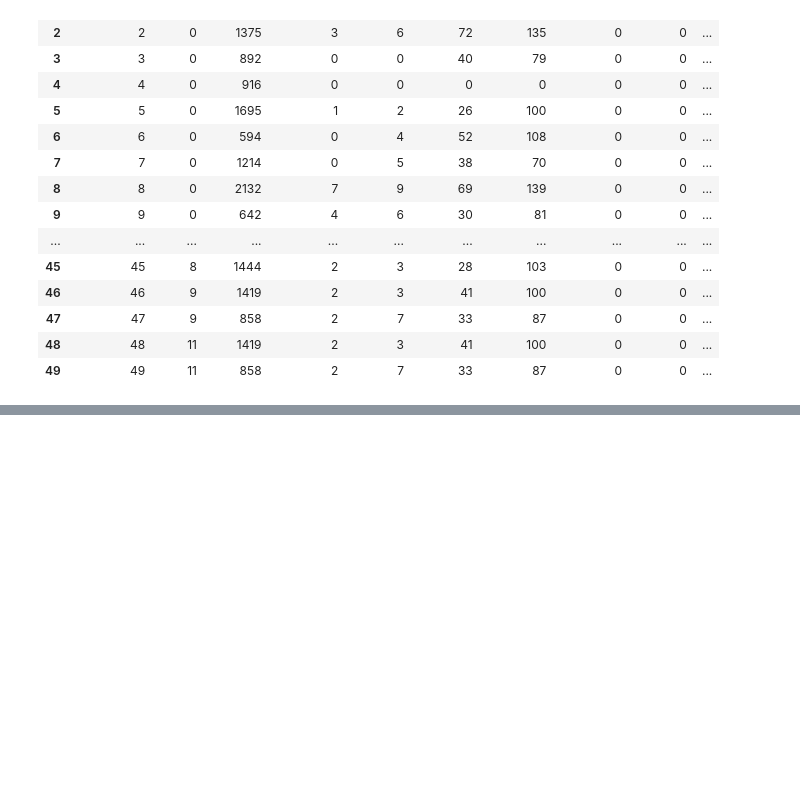
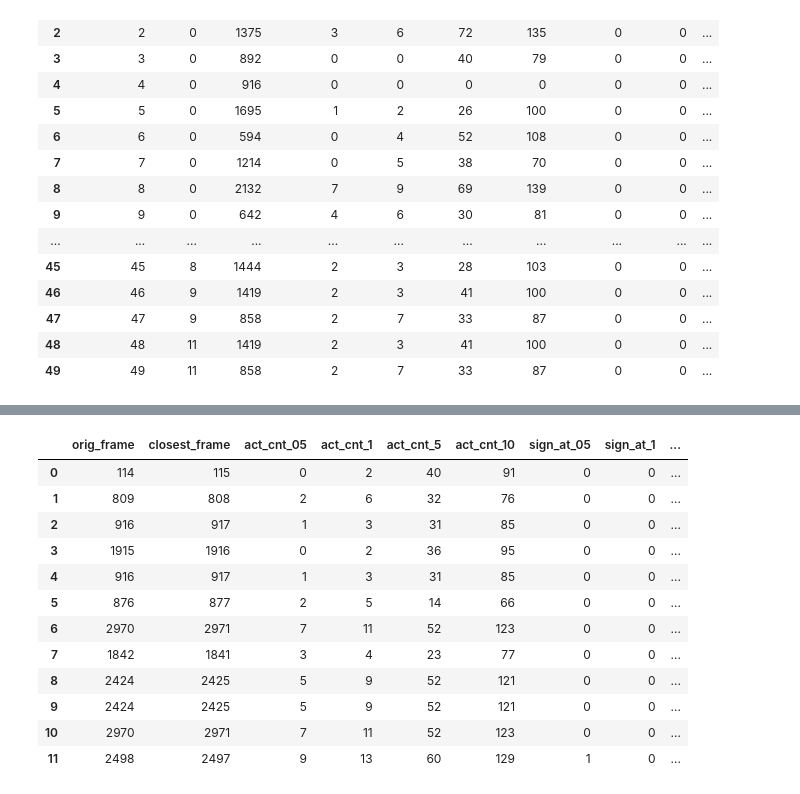
Before and after one commit to KavrakiLab/EnGens, a Jupyter notebook: baudry-data-scripts/analyze_representatives/gean_results/query_sql.ipynb, the cells around one changed output, grey strips where cells are left out. Cells and saved outputs as stored; diff of their text form; code cells hidden in the pictures; blank space fills up the shorter version.

```diff
--- a/baudry-data-scripts/analyze_representatives/gean_results/query_sql.ipynb
+++ b/baudry-data-scripts/analyze_representatives/gean_results/query_sql.ipynb
@@ -299,0 +343,66 @@ ens_frames
+# %%
+closest_mappings = pd.read_csv("missing_closest_found.csv")
+# %%
+num_actives = []
+pdb_ids = []
+
+for elem in closest_mappings.iterrows():
+    print("-------")
+    print("Frame: ")
+    print(elem[1]["closest_frame"])
+    traj_ind = elem[1]["closest_frame"]
+    pdb_num = frame_map[frame_map["traj_ind"]==traj_ind]["file_index"].iloc[0]
+    print("PDB id: ")
+    print(pdb_num)
+    res = get_actives_num(pdb_num, mydb)
+    print(res)
+    num_actives.append(res)
+    pdb_ids.append(pdb_num)
+
+
+# frames with all zeros - missing frames from our data
+def all_thr_zero(row):
+    for key, value in row.items():
+        if value[0]!= 0: return False
+    return True
+
+list_nums = {"05":[],
+            "1":[],
+            "5":[],
+            "10":[]
+            }
+
+for i, elem in enumerate(num_actives):
+    if all_thr_zero(elem):
+        print("All zero for PDB id: "+str(pdb_ids[i]))
+    for key, value in list_nums.items():
+        list_nums[key].append(elem[key][0])
+
+for key, value in list_nums.items():
+    closest_mappings["act_cnt_"+key] = value
+
+
+# check for significance
+upper_iqt = {"05":9,
+            "1":17,
+            "5":59,
+            "10":107}
+sign_frame_at = {"05":[],
+                "1":[],
+                "5":[],
+                "10":[]
+                }
+for row in closest_mappings.iterrows():
+    for key, value in upper_iqt.items():
+        act_cnt = "act_cnt_"+key
+        cnt = row[1][act_cnt]
+        if cnt >= value:
+            sign_frame_at[key].append(1)
+        else:
+            sign_frame_at[key].append(0)
+
+for key, value in sign_frame_at.items():
+    closest_mappings["sign_at_"+key] = value
+
+closest_mappings
+# %% [output]
@@ -299,0 +426,13 @@ ens_frames
+|  | orig_frame | closest_frame | act_cnt_05 | act_cnt_1 | act_cnt_5 | act_cnt_10 | sign_at_05 | sign_at_1 | ... |
+| 0 | 114 | 115 | 0 | 2 | 40 | 91 | 0 | 0 | ... |
+| 1 | 809 | 808 | 2 | 6 | 32 | 76 | 0 | 0 | ... |
+| 2 | 916 | 917 | 1 | 3 | 31 | 85 | 0 | 0 | ... |
+| 3 | 1915 | 1916 | 0 | 2 | 36 | 95 | 0 | 0 | ... |
+| 4 | 916 | 917 | 1 | 3 | 31 | 85 | 0 | 0 | ... |
+| 5 | 876 | 877 | 2 | 5 | 14 | 66 | 0 | 0 | ... |
+| 6 | 2970 | 2971 | 7 | 11 | 52 | 123 | 0 | 0 | ... |
+| 7 | 1842 | 1841 | 3 | 4 | 23 | 77 | 0 | 0 | ... |
+| 8 | 2424 | 2425 | 5 | 9 | 52 | 121 | 0 | 0 | ... |
+| 9 | 2424 | 2425 | 5 | 9 | 52 | 121 | 0 | 0 | ... |
+| 10 | 2970 | 2971 | 7 | 11 | 52 | 123 | 0 | 0 | ... |
+| 11 | 2498 | 2497 | 9 | 13 | 60 | 129 | 1 | 0 | ... |
```
Also changed, not shown: parts of 5 cells of this notebook, 1 other file.
